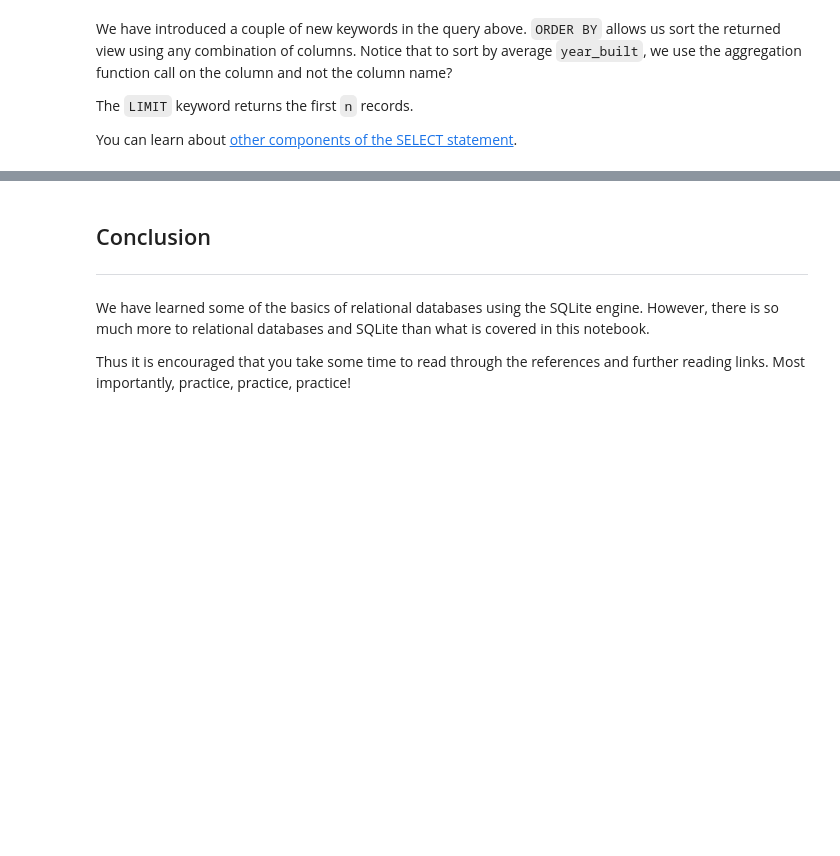
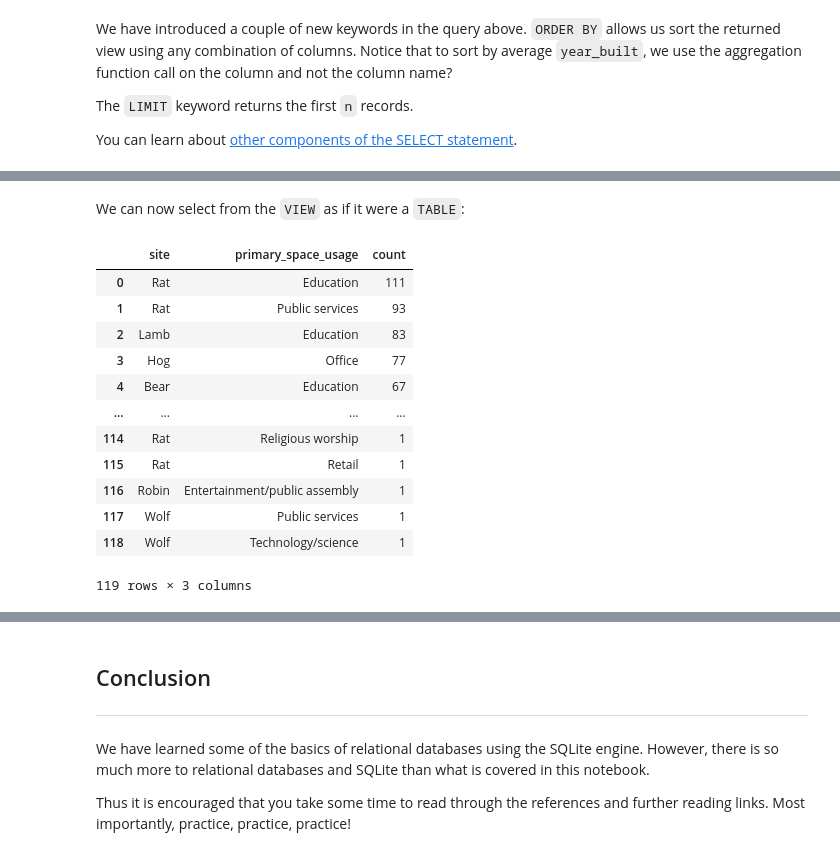
Before and after one commit to intelligent-environments-lab/occupant_centric_grid_interactive_buildings_course, a Jupyter notebook: src/notebooks/tutorials/sqlite_relational_database.ipynb, the cells around one changed output, grey strips where cells are left out. Saved outputs shown, nothing was run; the diff lists cells and outputs as text; code cells hidden in the pictures; blank space fills up the shorter version.

Commit message:
added section on views

```diff
--- a/src/notebooks/tutorials/sqlite_relational_database.ipynb
+++ b/src/notebooks/tutorials/sqlite_relational_database.ipynb
@@ -1422,0 +1515,25 @@ You can learn about [other components of the SELECT statement](https://www.sqlit
+# %% [markdown]
+We can now select from the `VIEW` as if it were a `TABLE`:
+# %%
+transaction = """
+SELECT
+    site,
+    primary_space_usage,
+    count
+FROM primary_space_usage_count_per_site
+"""
+display(read_database(DATABASE_FILEPATH, transaction))
+# %% [output]
+|  | site | primary_space_usage | count |
+| 0 | Rat | Education | 111 |
+| 1 | Rat | Public services | 93 |
+| 2 | Lamb | Education | 83 |
+| 3 | Hog | Office | 77 |
+| 4 | Bear | Education | 67 |
+| ... | ... | ... | ... |
+| 114 | Rat | Religious worship | 1 |
+| 115 | Rat | Retail | 1 |
+| 116 | Robin | Entertainment/public assembly | 1 |
+| 117 | Wolf | Public services | 1 |
+| 118 | Wolf | Technology/science | 1 |
+119 rows × 3 columns
```
Also changed, not shown: parts of 22 cells of this notebook.
